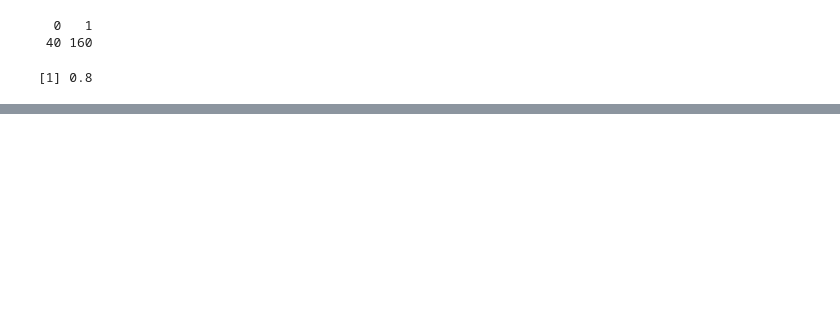
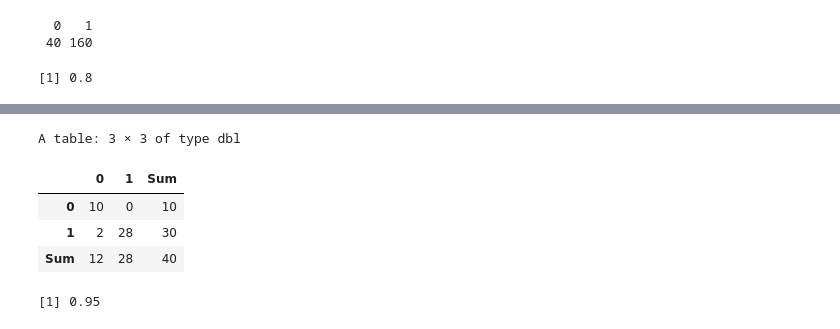
Before and after one commit to emilyahmad/OM065-Data-Science, a Jupyter notebook: Breakouts/ICU.ipynb, the cells around one changed output, grey strips where cells are left out. Drawn from its saved outputs; the diff is of its cells as text; code cells hidden in the pictures; blank space fills up the shorter version.

```diff
--- a/Breakouts/ICU.ipynb
+++ b/Breakouts/ICU.ipynb
@@ -47,0 +93,7 @@ ERROR: Error in eval(expr, p): object 'tree' not found
+# %%
+threshold <- 0.99
+ICU.train$PredictSurvive <- ifelse(ICU.train$Predicted >= threshold, 1, 0)
+summary(ICU.train$Predicted)
+cor(ICU.train$Survive, ICU.train$Predicted)
+addmargins(table(ICU.train$Survive))
+mean(ICU.train$PredictSurvive == ICU.train$Survive)
@@ -47,0 +107,16 @@ ERROR: Error in eval(expr, p): object 'tree' not found
+# %%
+n <-100
+accuracy <- c()
+thresholds <- c()
+for (i in 0:n) {
+threshold = i/n
+PredictSurvive <- ifelse(ICU.train$Predicted >= threshold, 1, 0)
+accuracy[i] <- (addmargins(table(ICU.train$Survive,PredictSurvive))[1,1] +
+addmargins(table(ICU.train$Survive,PredictSurvive))[2,2]) /
+length(PredictSurvive)
+thresholds[i] <- i/n
+}
+df <- na.omit(data.frame(thresholds, accuracy))
+df <- df[df$accuracy<1,]
+threshold.opt <- df$thresholds[which.max(df$accuracy)]
+threshold.opt
@@ -47,0 +125,5 @@ ERROR: Error in eval(expr, p): object 'tree' not found
+# %%
+ICU.test$Predicted <- predict(logistic, newdata = ICU.test, type = "response")
+ICU.test$PredictSurvive <- ifelse(ICU.test$Predicted >= threshold.opt, 1, 0)
+t.test <- table(ICU.test$Survive, ICU.test$PredictSurvive)
+addmargins(t.test); mean(ICU.test$PredictSurvive == ICU.test$Survive)
@@ -47,0 +216,11 @@ ERROR: Error in eval(expr, p): object 'tree' not found
+# %%
+my_prediction <- predict(my_forest, ICU.test, type = "class")
+addmargins(table(my_prediction, ICU.test$Survive))
+round(mean(my_prediction == ICU.test$Survive, na.rm=TRUE), 3)
+# %% [output]
+A table: 3 × 3 of type dbl
+|  | 0 | 1 | Sum |
+| 0 | 10 | 0 | 10 |
+| 1 | 2 | 28 | 30 |
+| Sum | 12 | 28 | 40 |
+[1] 0.95
```
Also changed, not shown: parts of 21 cells of this notebook, 11 other files.
